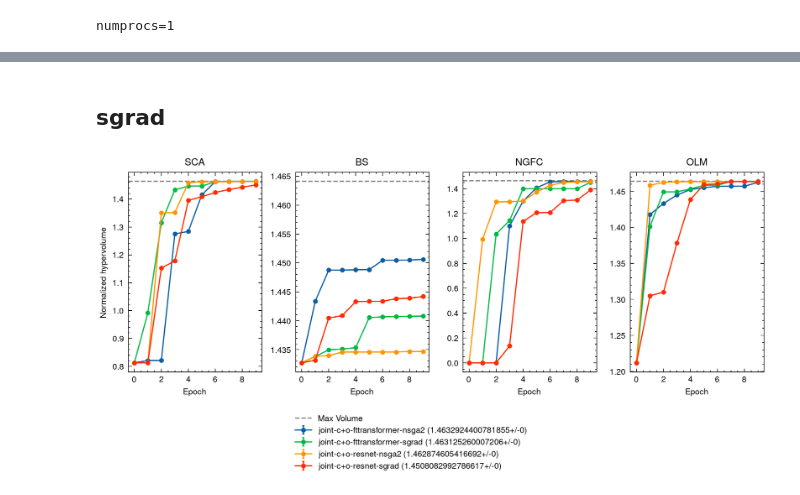
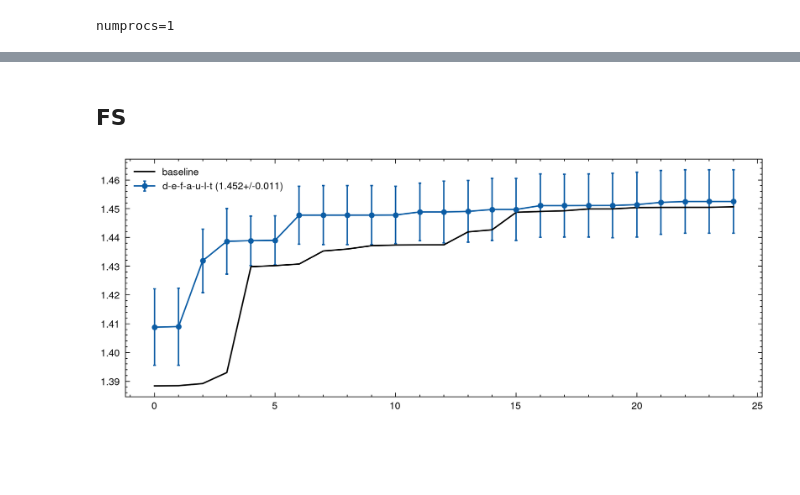
Before and after one commit to GazzolaLab/MultiObjectiveSurrogateOptimization, a Jupyter notebook: figure3.ipynb, the cells around one changed output, grey strips where cells are left out. Drawn from its saved outputs; the diff is of its cells as text; code cells hidden in the pictures; blank space fills up the shorter version.

```diff
--- a/figure3.ipynb
+++ b/figure3.ipynb
@@ -15,7 +16,7 @@ machinable.index [e97588]
 # %% [markdown]
 # Surrogate optimization vs. baselines
 # %%
-_ca1_sopt_baseline = get("interface._ca1_sopt_baseline")
+_ca1_sopt_baseline = get("interface._ca1_sopt_baseline", {'selection': (None,)})
 
 globus_download(_ca1_sopt_baseline)
 # %% [output]
@@ -92,6 +131,7 @@ stash("figure3-initial_samples", initial_samples)
 nadirs = restore("figure3-nadirs")
 nos_hv = restore("figure3-nos_hv")
 baseline_hvs = restore("figure3-baseline_hvs")
+igds = restore("figure3-igds")
 initial_samples = restore("figure3-initial_samples")
 # %%
 plt.rcParams['xtick.top'] = False
@@ -230,13 +459,0 @@ for p in _ca1_sa.populations():
-# %%
-results = {}
-
-for experiment in _ca1_sa.components.filter(
-        lambda x: 'SCA' in x.label() and not x.load_attribute("preflight", False)
-    ):
-    name = experiment.version()[1]
-    results.setdefault(name, [])
-    hv = experiment.norm_hv(nadirs['SCA'])
-    results[name].append(hv)
-
-from pprint import pprint
-pprint(results)
@@ -250,2 +519,2 @@ pprint(results)
 # %% [markdown]
-## sgrad
+## FS
@@ -294,50 +540,27 @@ for p, models in sgrad_hvs.items():
 # %%
-from uncertainties import ufloat
-from scipy import stats
+fig, axs = plt.subplots(1, 1, figsize=(8, 3), sharey=False)
 
+axs = np.array([axs])
 
-fig, axs = plt.subplots(1, len(sgrad_hvs), figsize=(8, 3), sharey=False)
-
-for ax, (p, models) in zip(axs.flatten(), sgrad_hvs.items()):
+for ax, (p, models) in zip(axs.flatten(), fs_hvs.items()):
     for model_name, epoch_hvs in models.items():
         x = []
         y = []
         y_err = []
         for epoch, hvs in epoch_hvs.items():
-            # if epoch > 5:
-            #     continue
             x.append(int(epoch))
-            try:
-                y.append(hvs[2]) #np.mean(hvs))
-            except:
-                y.append(np.nan)
-            y_err.append(0) #stats.sem(hvs))
+            y.append(np.max(hvs))
+            y_err.append(stats.sem(hvs))
 
-        if 'c+o' not in model_name:
-            continue
+        ax.errorbar(x, y, yerr=y_err, label='-'.join(model_name) + f" ({ufloat(y[-1], y_err[-1])})",
+                    fmt="-o", capsize=1)
 
+    y = []
+    for epoch, hvs in baseline_hvs[p]['baseline'].items():
+        y.append(np.mean(hvs))
 
-        ax.errorbar(x, y, yerr=y_err, label=model_name + f" ({ufloat(y[-1], y_err[-1])})", fmt="-o", capsize=1)
+    ax.plot(x,y, label='baseline', color='black')
 
-    # ax.axhline(y=nos_mean, color="red", linestyle=":", label=f"NoS ({ufloat(nos_mean, nos_err)})")
-    # ax.fill_between(x, [nos_mean - nos_err] * len(x), [nos_mean + nos_err] * len(x), color="red", alpha=0.1)
-    #if model_name == 'baseline'
-
-    # ax.set_xscale('log')
-    # ax.set_yscale('log')
-    ax.set_xlabel("Epoch")
-    ax.axhline(y=1.1**4, color="grey", linestyle="--", label="Max Volume")
-    #ax.set_ylim(0, 1.1**4 * 1.05)
-    ax.set_title(p)
-
-    #ax.legend(loc='best')
-
-axs[0].set_ylabel("Normalized hypervolume")
-
-handles, labels = axs[0].get_legend_handles_labels()
-fig.legend(handles, labels, #ncol=len(labels),
-           bbox_to_anchor=(0.65, -0.01))
-plt.tight_layout()
-plt.show()
+    ax.legend()
 # %% [output]
-[figure, old version]
+[figure, new version]
```
Also changed, not shown: parts of 20 cells of this notebook, 2 other files.
